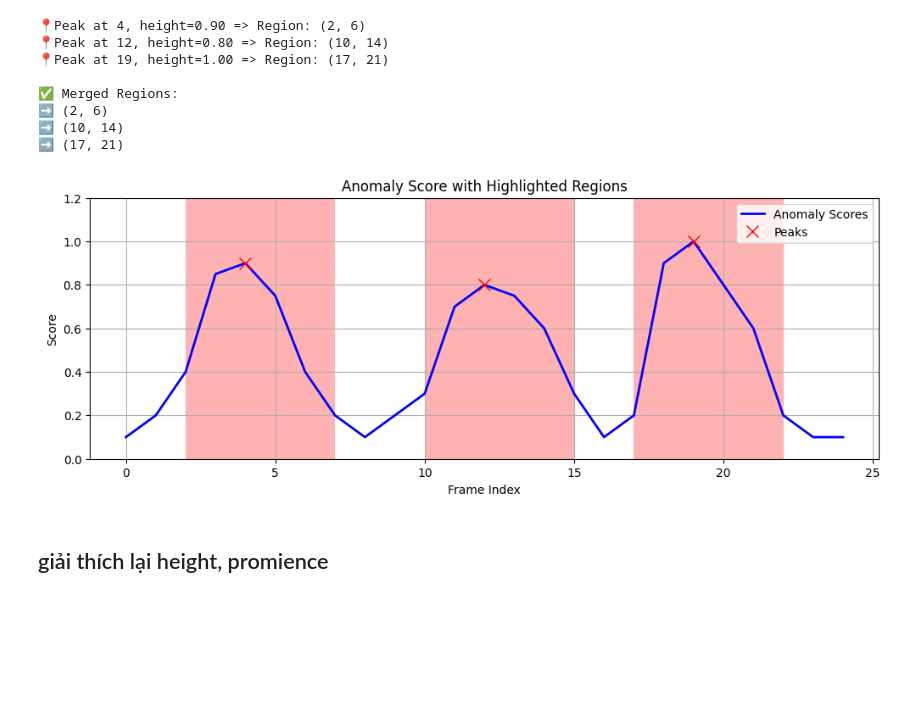
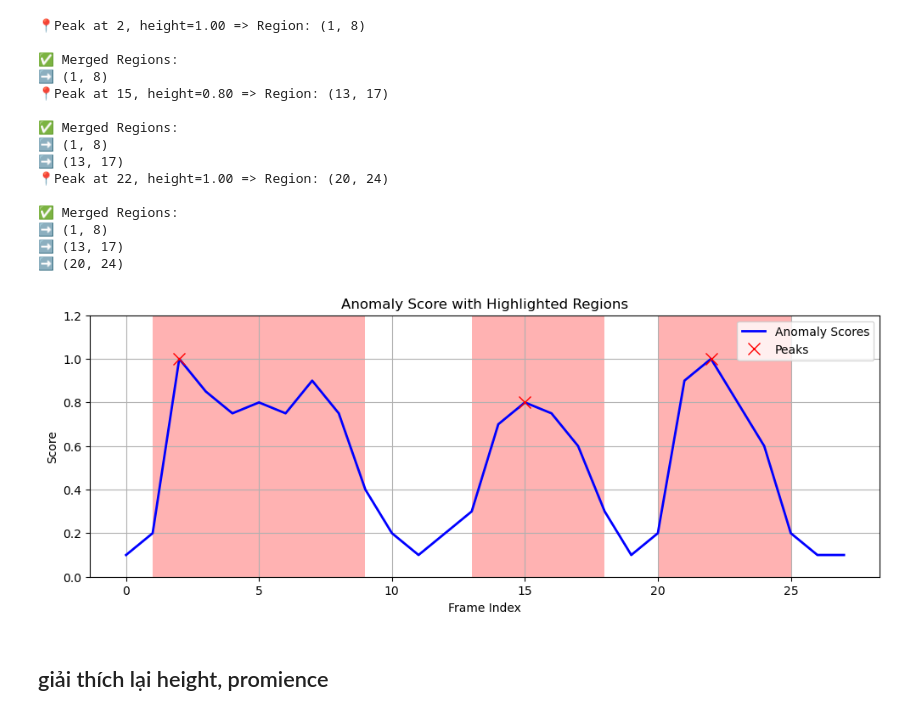
Before and after one commit to diligent-man/Video_Anomaly_Detection, a Jupyter notebook: AI/notebooks/learn_findpeaks.ipynb, the cells around one changed output. Cells and saved outputs as stored; diff of their text form; code cells hidden in the pictures; blank space fills up the shorter version.

```diff
--- a/AI/notebooks/learn_findpeaks.ipynb
+++ b/AI/notebooks/learn_findpeaks.ipynb
@@ -6,7 +6,7 @@ import matplotlib.patches as patches
 
 # Giả lập anomaly scores
 anomaly_scores = np.array([
-    0.1, 0.2, 0.4, 0.85, 0.9, 0.75, 0.4, 0.2,  # Peak 1
+    0.1, 0.2,1,0.85,0.75, 0.8, 0.75, 0.9, 0.75, 0.4, 0.2,  # Peak 1
     0.1, 0.2, 0.3, 0.7, 0.8, 0.75, 0.6, 0.3,   # Peak 2 (gần Peak 1)
     0.1, 0.2, 0.9, 1.0, 0.8, 0.6, 0.2,         # Peak 3 (xa)
     0.1, 0.1
@@ -15,11 +15,10 @@ anomaly_scores = np.array([
 # Ngưỡng
 HIGH_THRESHOLD = 0.7 #height
 LOW_THRESHOLD = 0.3 # promience  = height - max(min(a), min(b)) = 0.9 - 0.1 = 0.8 >= 0.3
-
-MERGE_GAP = 2  # cho phép gộp nếu khoảng cách <= 2 frame
-
+ 0.9  1 -09
 # Tìm đỉnh
 peaks, properties = find_peaks(anomaly_scores, height=HIGH_THRESHOLD, prominence=LOW_THRESHOLD)
+
 widths, _, left_ips, right_ips = peak_widths(anomaly_scores, peaks, rel_height=0.5) # h = peak_height - prominence * rel_height 0.9 - 0.8 * 0.5 = 0.5
 
 # Tạo vùng bất thường từ các đỉnh
@@ -30,56 +29,47 @@ for i, peak in enumerate(peaks):
     start = max(0, int(left_ips[i]))
     end = min(total_frames-1, int(right_ips[i]))
 
-    while start > 0 and anomaly_scores[start-1] > LOW_THRESHOLD:
-        start -= 1
-    while end < total_frames-1 and anomaly_scores[end+1] > LOW_THRESHOLD:
-        end += 1
-
     anomaly_regions.append((start, end))
     print(f"📍Peak at {peak}, height={anomaly_scores[peak]:.2f} => Region: ({start}, {end})")
 
-# Gộp vùng bị trùng hoặc gần nhau
-if anomaly_regions:
-    anomaly_regions.sort(key=lambda x: x[0])
-    merged = [anomaly_regions[0]]
-    for current in anomaly_regions[1:]:
-        prev = merged[-1]
-        if current[0] <= prev[1] + MERGE_GAP:
-            merged[-1] = (prev[0], max(prev[1], current[1]))
-        else:
-            merged.append(current)
 
-    anomaly_regions = merged
     print("\n✅ Merged Regions:")
     for r in anomaly_regions:
         print(f"➡️ {r}")
 
 # Vẽ biểu đồ trực quan
 fig, ax = plt.subplots(figsize=(12, 4))
 ax.plot(anomaly_scores, label="Anomaly Scores", color='blue', linewidth=2)
 ax.plot(peaks, anomaly_scores[peaks], "x", color='red', markersize=10, label="Peaks")
 
 for start, end in anomaly_regions:
     rect = patches.Rectangle((start, 0), end-start+1, 1.2, linewidth=0, color='red', alpha=0.3)
     ax.add_patch(rect)
 
 ax.set_ylim(0, 1.2)
 ax.set_title("Anomaly Score with Highlighted Regions")
 ax.set_xlabel("Frame Index")
 ax.set_ylabel("Score")
 ax.legend()
 plt.grid(True)
 plt.show()
 # %% [output]
-📍Peak at 4, height=0.90 => Region: (2, 6)
-📍Peak at 12, height=0.80 => Region: (10, 14)
-📍Peak at 19, height=1.00 => Region: (17, 21)
+📍Peak at 2, height=1.00 => Region: (1, 8)
 
 ✅ Merged Regions:
-➡️ (2, 6)
-➡️ (10, 14)
-➡️ (17, 21)
+➡️ (1, 8)
+📍Peak at 15, height=0.80 => Region: (13, 17)
+
+✅ Merged Regions:
+➡️ (1, 8)
+➡️ (13, 17)
+📍Peak at 22, height=1.00 => Region: (20, 24)
+
+✅ Merged Regions:
+➡️ (1, 8)
+➡️ (13, 17)
+➡️ (20, 24)
-[figure, old version]
+[figure, new version]
 # %% [markdown]
 ## giải thích lại height, promience
 # %% [markdown]
```
Also changed, not shown: 12 other files.
